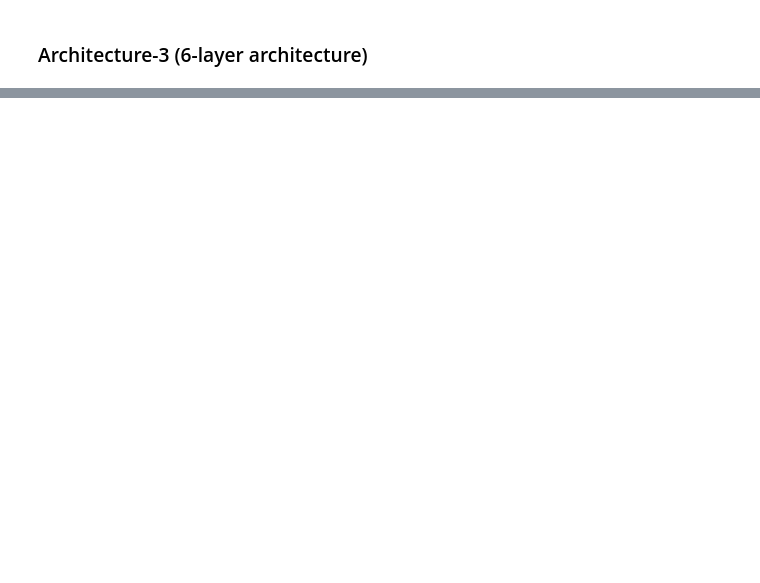
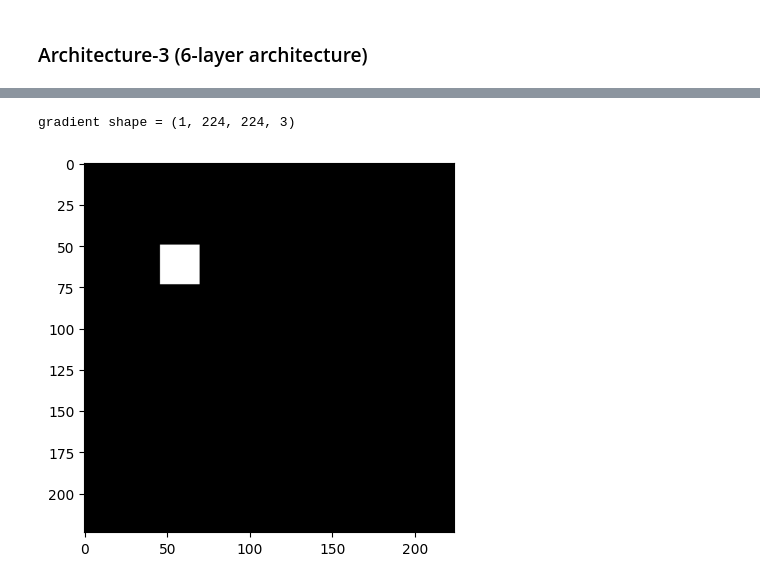
Before and after one commit to yashgupta1299/Object-Insight, a Jupyter notebook: a.ipynb, the cells around one changed output, grey strips where cells are left out. Cells and saved outputs as stored; diff of their text form; code cells hidden in the pictures; blank space fills up the shorter version.

```diff
--- a/a.ipynb
+++ b/a.ipynb
@@ -711,0 +724,38 @@ Test Accuracy for model: 80.00%
+# %%
+def get_gradient(input_image, x,y):
+    with tf.GradientTape() as tape:
+        # Set the tape to watch the input tensor
+        tape.watch(input_image)
+
+        # Pass the input tensor through the model
+        intermediate_output = intermediate_layer_model(input_image)
+
+        # Get the output neuron we're interested in
+        neuron = intermediate_output[:,x,y,:]
+
+    # Compute the gradient of the neuron with respect to the input
+    gradient = tape.gradient(neuron, input_image)
+
+    return gradient
+# %%
+# Create a random input image
+input_image = tf.random.normal((1, 224, 224, 3))
+
+# Compute the gradient of the first neuron in the last convolutional layer
+gradient = get_gradient(input_image, x=15, y=14)
+
+# Print the shape of the gradient
+print(f'gradient shape = {gradient.shape}')
+
+tensor_var = tf.squeeze(gradient).numpy()
+# Assuming your tensor variable is named 'tensor_var'
+
+# Find non-zero elements of the tensor variable
+non_zero_indices = tf.where(tf.not_equal(tensor_var, 0))
+
+# Replace non-zero elements with 255.0 (float)
+updates = tf.ones_like(non_zero_indices[:, 0], dtype=tf.float32) * 255.0
+tensor_var = tf.tensor_scatter_nd_update(tensor_var, non_zero_indices, updates)
+plt.imshow(tensor_var)
+plt.show()
+# %% [output]
@@ -711,0 +763,2 @@ Test Accuracy for model: 80.00%
+gradient shape = (1, 224, 224, 3)
+[figure, added]
```
Also changed, not shown: parts of 12 cells of this notebook, 9 other files.
